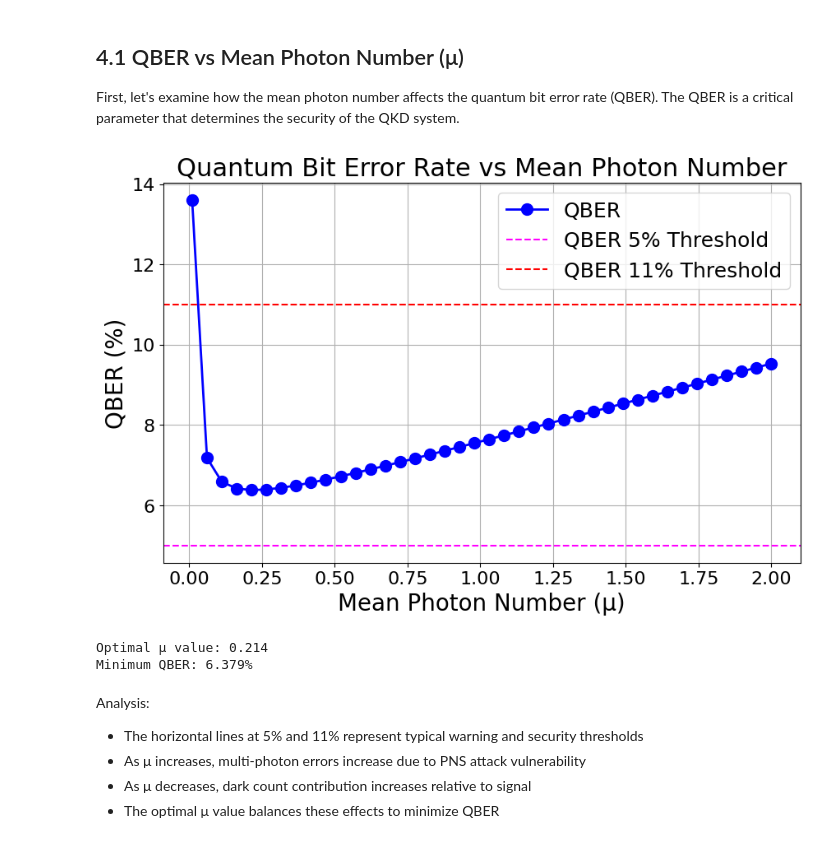
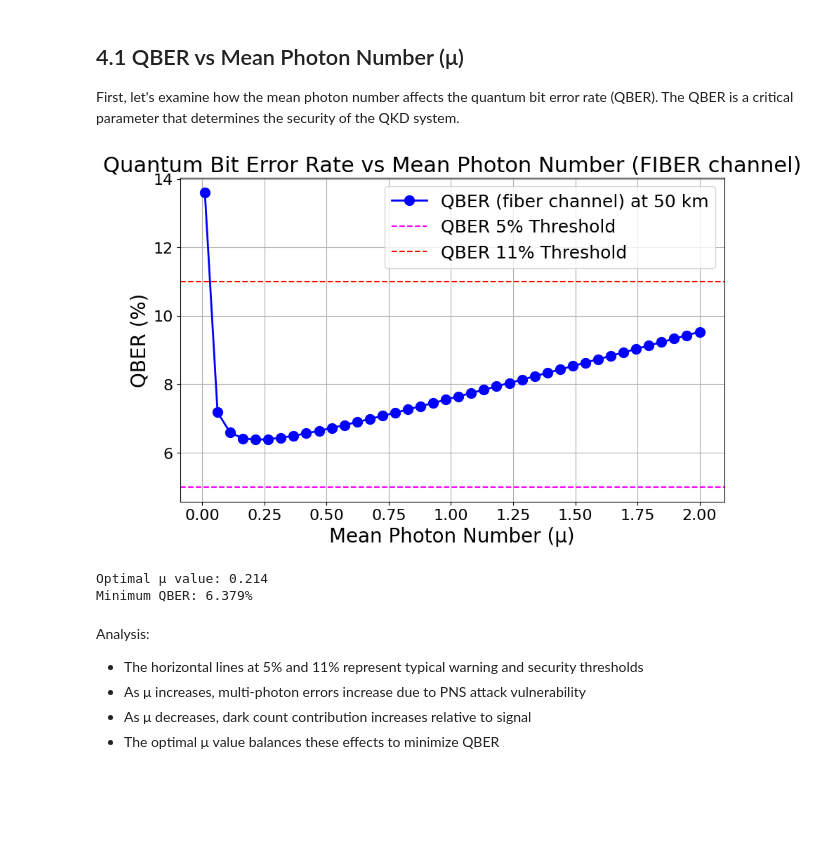
Before and after one commit to gurseeratkaur1/OPqkdSim, a Jupyter notebook: BB84.ipynb, the cells around one changed output. Cells and saved outputs as stored; diff of their text form; code cells hidden in the pictures; blank space fills up the shorter version.

```diff
--- a/BB84.ipynb
+++ b/BB84.ipynb
@@ -1011,27 +1234,30 @@ Now let's run some simulations to explore the behavior of the BB84 protocol unde
 First, let's examine how the mean photon number affects the quantum bit error rate (QBER). The QBER is a critical parameter that determines the security of the QKD system.
 # %%
 # Define realistic system parameters
+
+channel_mode = 'fiber'  # Fiber channel
 detector_eff = 0.15      # 15% detector efficiency
 channel_eff = 0.60       # 60% base channel efficiency
 dark_counts = 2000       # 2000 dark counts per second
 time_window = 10e-9      # 10 ns detection window
 distance = 50            # 50 km fiber distance
 
 # Plot QBER vs mean photon number
 mu_values, qber_values = plot_qber_vs_mu(
     time_window=time_window,
     distance=distance,
+    channel_mode=channel_mode,
     detector_efficiency=detector_eff,
     channel_base_efficiency=channel_eff,
     dark_count_rate=dark_counts
 )
 
 # Show the optimal mu value (minimum QBER)
 min_qber_idx = np.argmin(qber_values)
 print(f"Optimal μ value: {mu_values[min_qber_idx]:.3f}")
 print(f"Minimum QBER: {qber_values[min_qber_idx]:.3f}%")
 # %% [output]
-[figure, old version]
+[figure, new version]
 Optimal μ value: 0.214
 Minimum QBER: 6.379%
 # %% [markdown]
```
Also changed, not shown: parts of 15 cells of this notebook, 15 other files.
